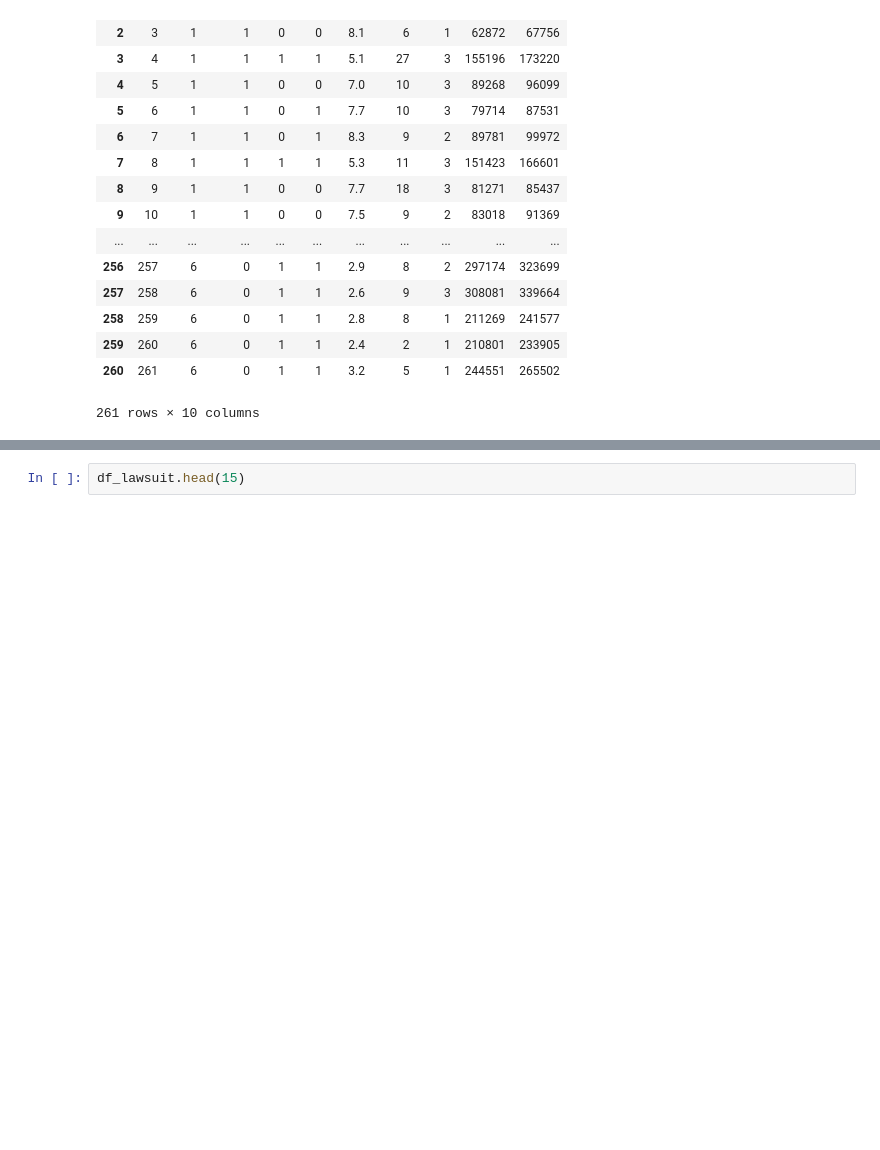
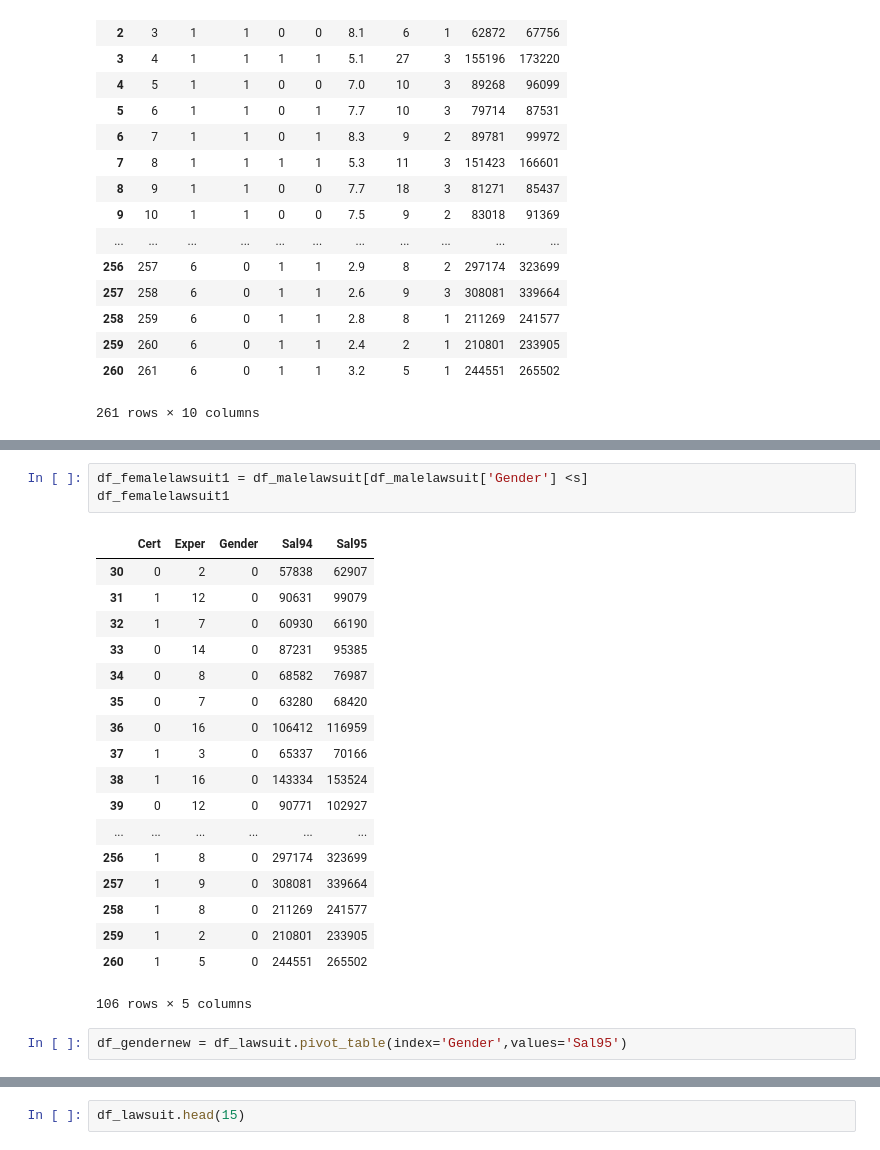
Before and after one commit to mertsami/aea-assign-final, a Jupyter notebook: AEA final assignment .ipynb, the cells around one changed output, grey strips where cells are left out. Cells and saved outputs as stored; diff of their text form; blank space fills up the shorter version.

```diff
--- a/AEA final assignment .ipynb
+++ b/AEA final assignment .ipynb
@@ -59,0 +978,24 @@ df_lawsuit
+# %%
+df_femalelawsuit1 = df_malelawsuit[df_malelawsuit['Gender'] <s]
+df_femalelawsuit1
+# %% [output]
+|  | Cert | Exper | Gender | Sal94 | Sal95 |
+| 30 | 0 | 2 | 0 | 57838 | 62907 |
+| 31 | 1 | 12 | 0 | 90631 | 99079 |
+| 32 | 1 | 7 | 0 | 60930 | 66190 |
+| 33 | 0 | 14 | 0 | 87231 | 95385 |
+| 34 | 0 | 8 | 0 | 68582 | 76987 |
+| 35 | 0 | 7 | 0 | 63280 | 68420 |
+| 36 | 0 | 16 | 0 | 106412 | 116959 |
+| 37 | 1 | 3 | 0 | 65337 | 70166 |
+| 38 | 1 | 16 | 0 | 143334 | 153524 |
+| 39 | 0 | 12 | 0 | 90771 | 102927 |
+| ... | ... | ... | ... | ... | ... |
+| 256 | 1 | 8 | 0 | 297174 | 323699 |
+| 257 | 1 | 9 | 0 | 308081 | 339664 |
+| 258 | 1 | 8 | 0 | 211269 | 241577 |
+| 259 | 1 | 2 | 0 | 210801 | 233905 |
+| 260 | 1 | 5 | 0 | 244551 | 265502 |
+106 rows × 5 columns
+# %%
+df_gendernew = df_lawsuit.pivot_table(index='Gender',values='Sal95')
```
Also changed, not shown: parts of 46 cells of this notebook.
